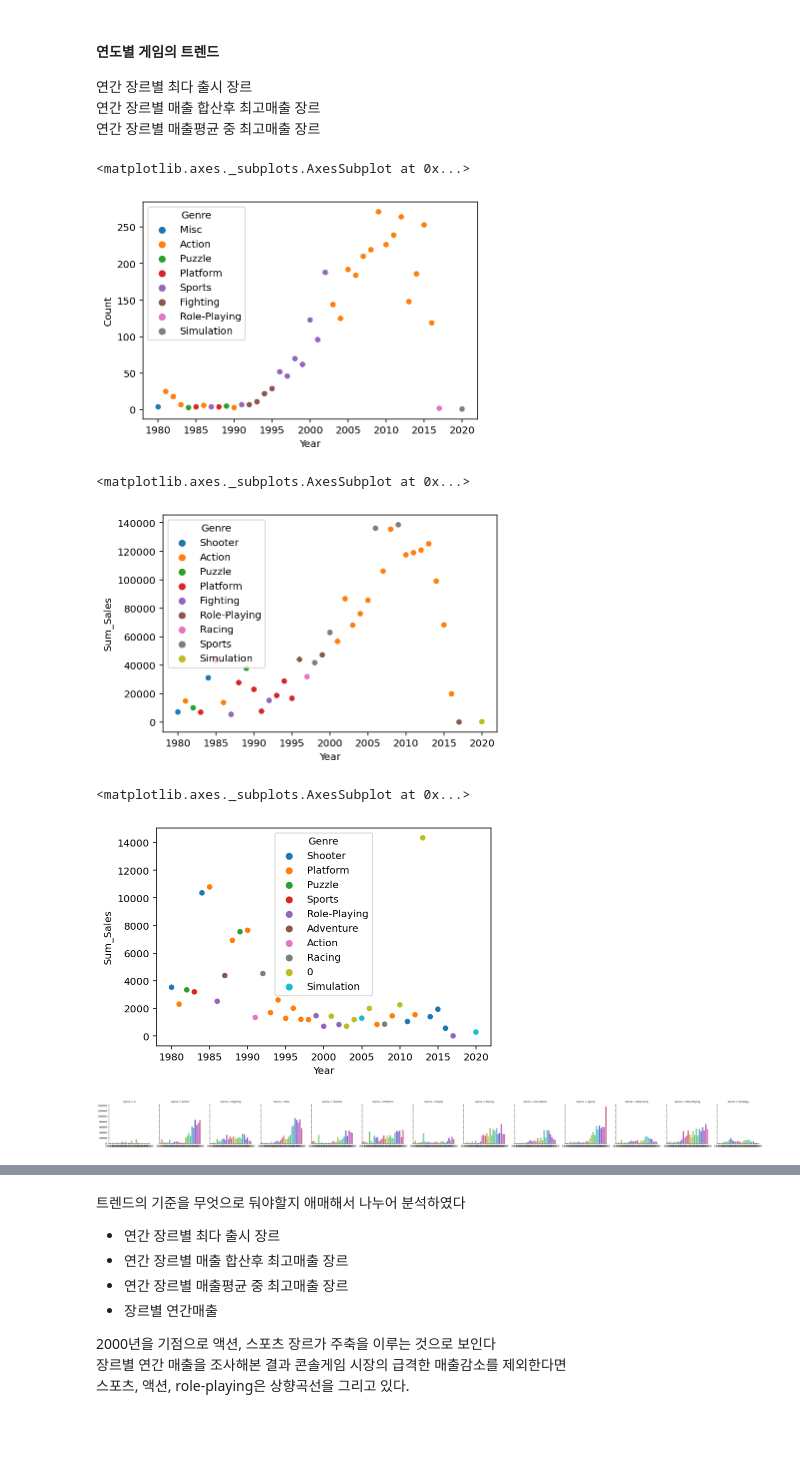
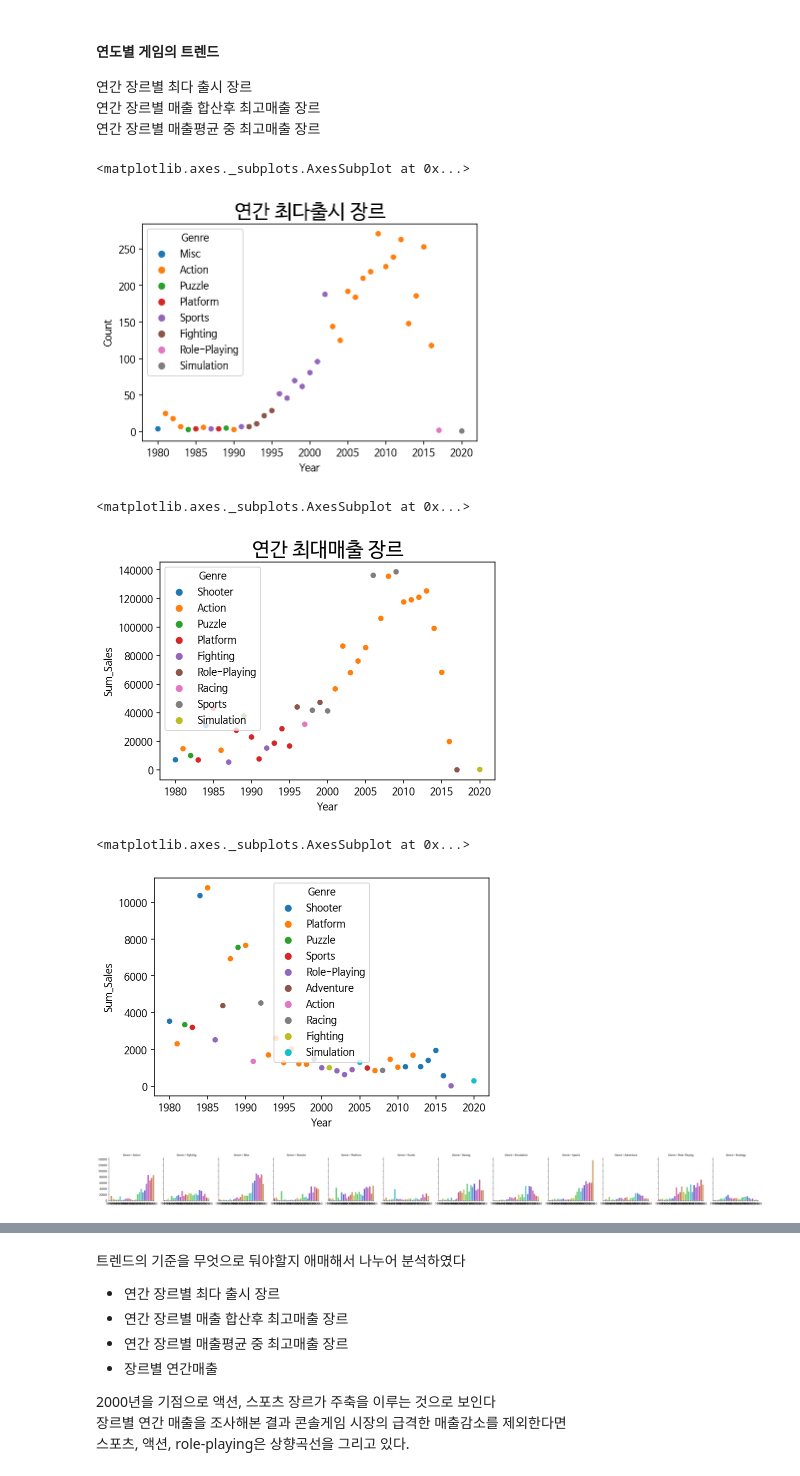
Before and after one commit to C-Designer/Codestates_Section_Project, a Jupyter notebook: Section1_Project.ipynb, the cells around one changed output, grey strips where cells are left out. Cells and saved outputs as stored; diff of their text form; code cells hidden in the pictures; blank space fills up the shorter version.

```diff
--- a/Section1_Project.ipynb
+++ b/Section1_Project.ipynb
@@ -152,7 +174,7 @@ sales = (df[['NA_Sales', 'EU_Sales', 'JP_Sales', 'Other_Sales']]
 df[['NA_Sales', 'EU_Sales', 'JP_Sales', 'Other_Sales']] = sales
 
 df['Sum_Sales'] = sales.T.sum()
-df = df.fillna(0)
+df['Sum_Sales'] = df['Sum_Sales'].fillna(0)
 df
 # %% [output]
 |  | Name | Platform | Year | Genre | Publisher | NA_Sales | EU_Sales | JP_Sales | Other_Sales | Sum_Sales |
@@ -294,22 +341,24 @@ sns.heatmap(corr, cbar = True, annot = True, annot_kws={'size' : 20}, fmt = '.2f
 # %%
 # 연간 게임 최다 출시갯수 장르
 trend = df.groupby(['Year', 'Genre']).count().iloc[:, 1]
 trend = trend.loc[trend.groupby('Year').idxmax()].to_frame().reset_index()
 trend.columns = ['Year', 'Genre', 'Count']
 
+plt.title('연간 최다출시 장르', fontsize= 20)
 sns.scatterplot(x= 'Year', y= 'Count', hue= 'Genre', data= trend)
 # %% [output]
 <matplotlib.axes._subplots.AxesSubplot at 0x...>
-[figure, old version]
+[figure, new version]
 # %%
 # 연간 장르별 매출 합산후 최고매출 장르
 sum = df[['Year', 'Genre', 'Sum_Sales']].groupby(['Year', 'Genre']).sum() # 연도별 장르끼리 합치기
 sum = sum.loc[sum.groupby('Year')['Sum_Sales'].idxmax()] # 연도별 매출 가장큰 장르 추출
 
+plt.title('연간 최대매출 장르', fontsize= 20)
 sns.scatterplot(x= 'Year', y= 'Sum_Sales', hue= 'Genre', data= sum)
 # %% [output]
 <matplotlib.axes._subplots.AxesSubplot at 0x...>
-[figure, old version]
+[figure, new version]
 # %%
 # 연간 장르별 매출평균 중 최고매출 장르
 mean = df[['Year', 'Genre', 'Sum_Sales']].groupby(['Year', 'Genre']).mean() # 연도별 장르끼리 합치기
@@ -318,7 +367,7 @@ mean = mean.loc[mean.groupby('Year')['Sum_Sales'].idxmax()] # 연도별 매출
 sns.scatterplot(x= 'Year', y= 'Sum_Sales', hue= 'Genre', data= mean)
 # %% [output]
 <matplotlib.axes._subplots.AxesSubplot at 0x...>
-[figure, old version]
+[figure, new version]
 # %%
 # 장르별 연간 매출
 
@@ -336,7 +385,7 @@ g.map_dataframe(
 )
 g.add_legend();
 # %% [output]
-[figure, old version]
+[figure, new version]
 # %%
 Genre = df[['Year', 'Genre', 'Sum_Sales']].groupby(['Year', 'Genre']).sum().reset_index()
 
```
Also changed, not shown: parts of 32 cells of this notebook.
